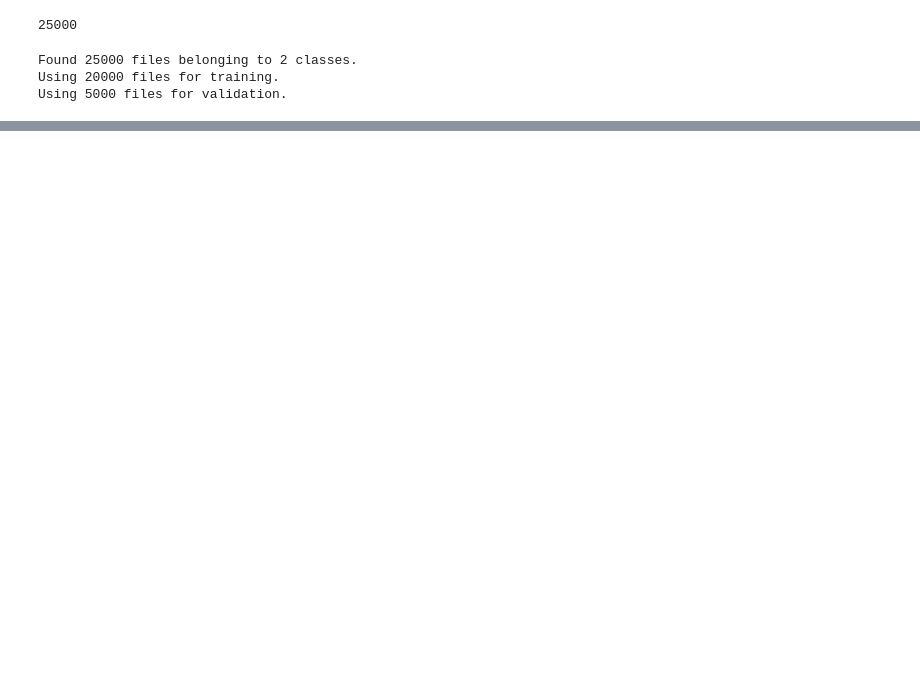
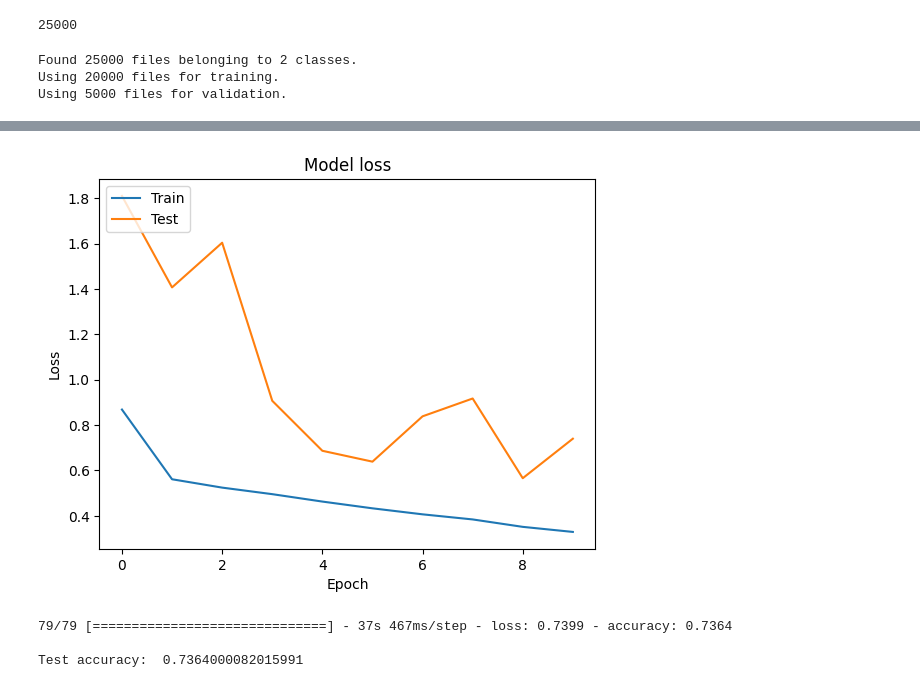
Before and after one commit to kamm8899/CatVSDog, a Jupyter notebook: CatDog.ipynb, the cells around one changed output, grey strips where cells are left out. Drawn from its saved outputs; the diff is of its cells as text; code cells hidden in the pictures; blank space fills up the shorter version.

```diff
--- a/CatDog.ipynb
+++ b/CatDog.ipynb
@@ -248,0 +326,20 @@ AttributeError: 'History' object has no attribute 'predict'
+# %%
+#plotting loss
+plt.plot(attempt3_model.history['loss'])
+plt.plot(attempt3_model.history['val_loss'])
+plt.title('Model loss')
+plt.ylabel('Loss')
+plt.xlabel('Epoch')
+plt.legend(['Train', 'Test'], loc='upper left')
+plt.show()
+# %% [output]
+[figure, added]
+# %%
+#evaluate
+score = model.evaluate(validation_set)
+print()
+print('Test accuracy: ', score[1])
+# %% [output]
+79/79 [==============================] - 37s 467ms/step - loss: 0.7399 - accuracy: 0.7364
+
+Test accuracy:  0.7364000082015991
```
Also changed, not shown: parts of 42 cells of this notebook.
